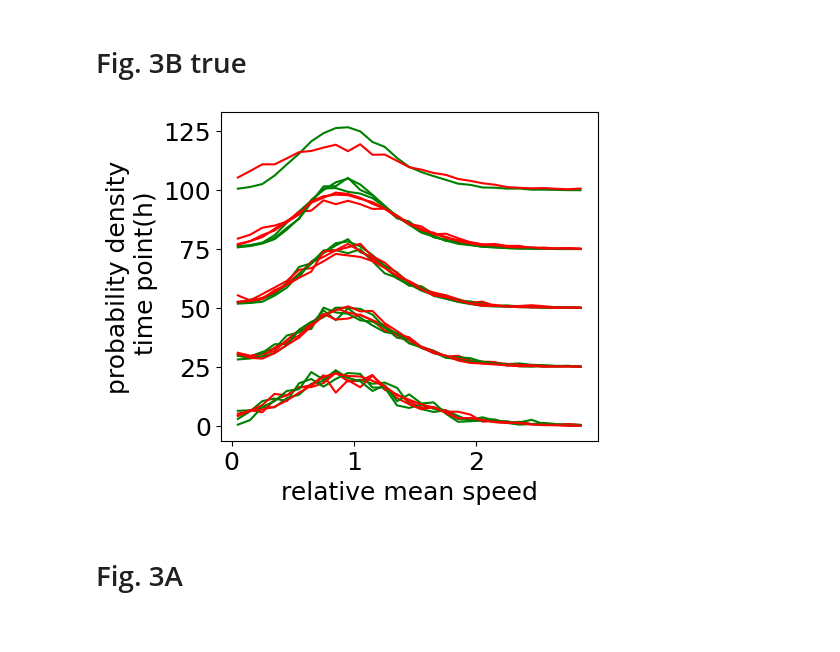
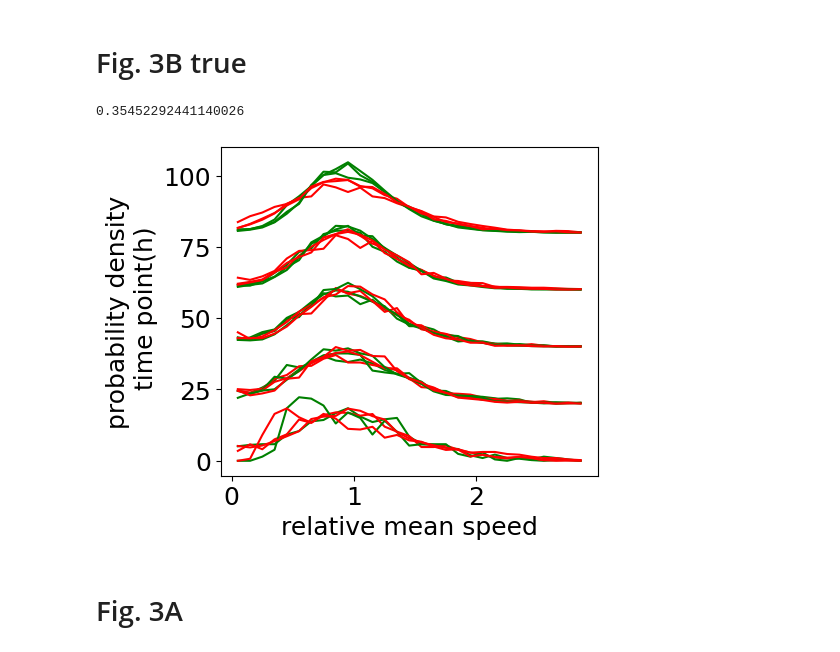
Before and after one commit to Dioscuri-Centre/phenotypic_heterogeneity, a Jupyter notebook: figures/tracking_brightfield_Fig2BC_Fig3ABC.ipynb, the cells around one changed output. Drawn from its saved outputs; the diff is of its cells as text; code cells hidden in the pictures.

```diff
--- a/figures/tracking_brightfield_Fig2BC_Fig3ABC.ipynb
+++ b/figures/tracking_brightfield_Fig2BC_Fig3ABC.ipynb
@@ -618,33 +618,36 @@ plt.show()
 [figure]
 # %% [markdown]
 # Fig. 3B true
+# %%
+len([x for x in bin_trajs if len(x) >0 ])/len(bin_trajs)
+# %% [output]
+0.35452292441140026
 # %%
 fig,ax = plt.subplots(1,1,figsize=(5,4),layout='constrained')
 j=0
 
-bin_t = 25*6
-bins = [[] for i in range(5)]
+bin_t = 20*6
 for e in dat2:
     graph=dat2[e]['graph']
     trajs=get_all_trajs(graph)
     for i in range(5):
         bin_trajs=[[v for v in traj if (graph.nodes[v]['t']>= i*bin_t and graph.nodes[v]['t']< (i+1)*bin_t)] for traj in trajs]
         speeds=get_avg_speed_2(graph,bin_trajs,3)/60. # convert from um/h to um/min
         #print(np.mean(speeds))
         #speeds=np.random.rand(100)
         speeds/= np.mean(speeds)
         c,b =np.histogram(speeds,bins=np.arange(0,3.0,0.1),density=True)
         ax.plot((b[1:]+b[:-1])*0.5,bin_t/6*(c+i),color=col[e],label=dat2[e]['label'])
 
-#ax.set_title("replicate "+str(1+j//2))
+#ax.set_title("replicate "+str(1+j//2))a
 ax.set_xlabel('relative mean speed')
 ax.set_ylabel('probability density\n time point(h)')
-
+ax.set_yticks(np.arange(0,125,25))
 #plt.savefig('../figures/plots/histogram_lifespans_{}.svg'.format(exp_label))
 #plt.savefig('../figures/plots/distributions_avg_speed_3reps_midtime_separate.svg')#,bbox_inches='constrained')
 plt.show()
 # %% [output]
-[figure, old version]
+[figure, new version]
 # %% [markdown]
 # Fig. 3A
 # %%
```
Also changed, not shown: parts of 1 cell of this notebook, 1 other file.
